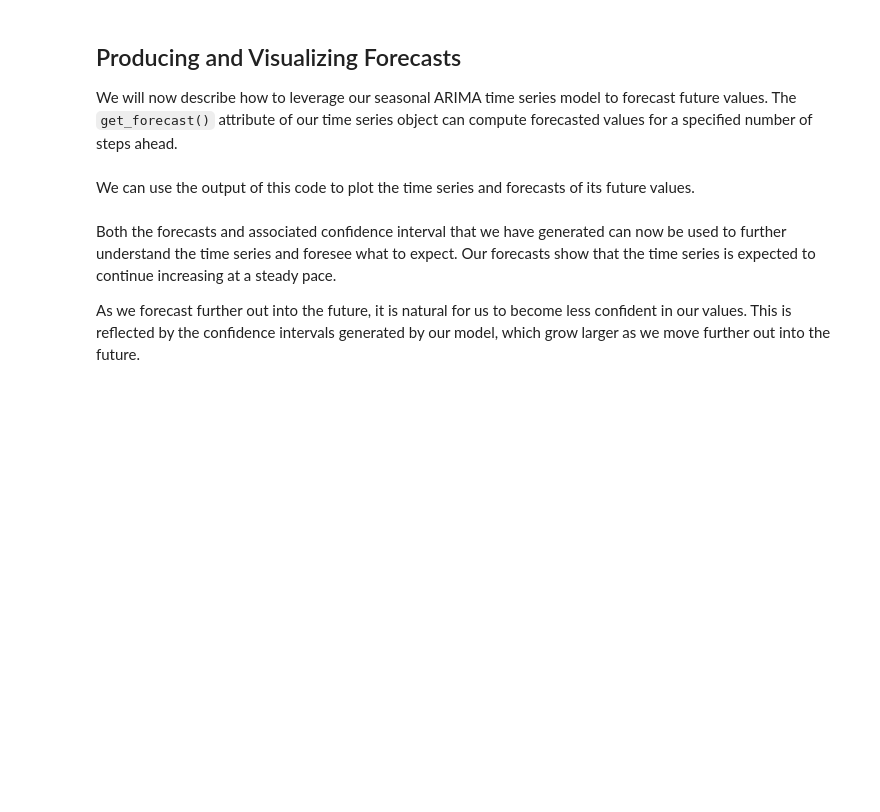
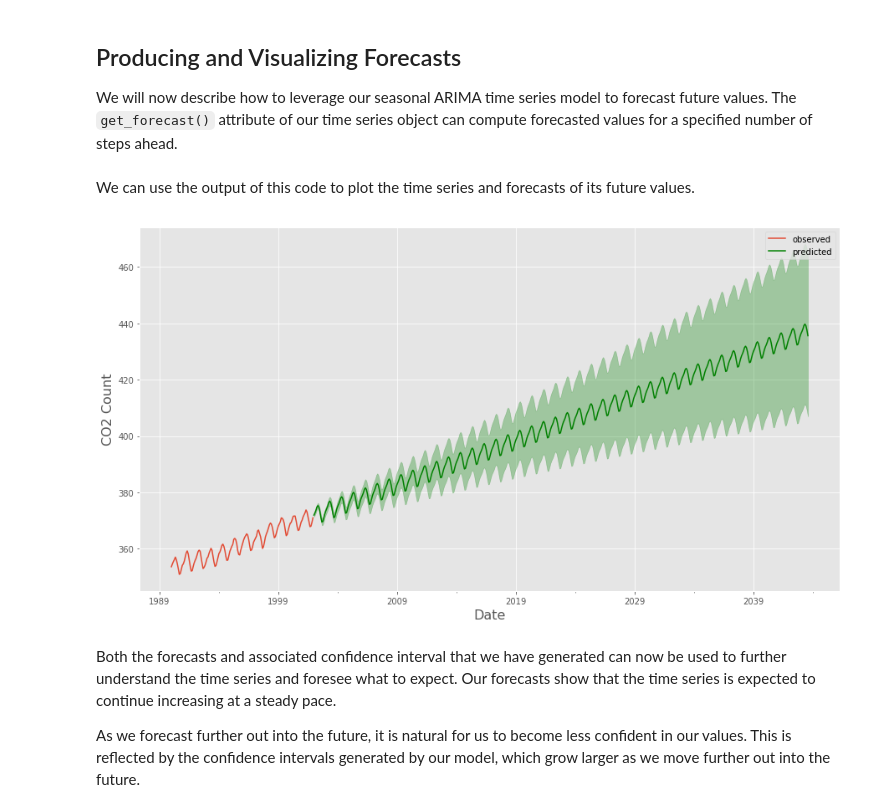
Before and after one commit to magnawhale/dsc-sarima-models-lab-online-ds-ft-051319, a Jupyter notebook: index.ipynb, the cells around one changed output. Cells and saved outputs as stored; diff of their text form; code cells hidden in the pictures; blank space fills up the shorter version.

```diff
--- a/index.ipynb
+++ b/index.ipynb
@@ -380,8 +398,8 @@ Both the one-step ahead and dynamic forecasts confirm that this time series mode
 We will now describe how to leverage our seasonal ARIMA time series model to forecast future values. The `get_forecast()` attribute of our time series object can compute forecasted values for a specified number of steps ahead.
 # %%
 # Get forecast 500 steps ahead in future
-prediction = None
+prediction = res_SARIMAX.get_forecast(steps=500)
 # Get confidence intervals of forecasts
-pred_conf = None
+pred_conf = prediction.conf_int()
 # %% [markdown]
 We can use the output of this code to plot the time series and forecasts of its future values.
@@ -390,3 +406,24 @@ We can use the output of this code to plot the time series and forecasts of its
+# %%
+# Plot future predictions with confidence intervals
+rcParams['figure.figsize'] = 15, 8
+
+# Plot observed values
+CO2['1990':].plot(label='observed')
+
+# Plot predicted values
+prediction.predicted_mean.plot(color='g', label='predicted')
+
+# Plot the range for confidence intervals
+plt.fill_between(pred_conf.index,
+                pred_conf.iloc[:, 0],
+                pred_conf.iloc[:, 1], color='g', alpha=.3)
+
+# Set axes labels
+plt.xlabel('Date', fontsize=16)
+plt.ylabel('CO2 Count', fontsize=16)
+plt.legend();
+# %% [output]
+[figure, added]
 # %% [markdown]
 Both the forecasts and associated confidence interval that we have generated can now be used to further understand the time series and foresee what to expect. Our forecasts show that the time series is expected to continue increasing at a steady pace.
 
```
Also changed, not shown: parts of 15 cells of this notebook.
